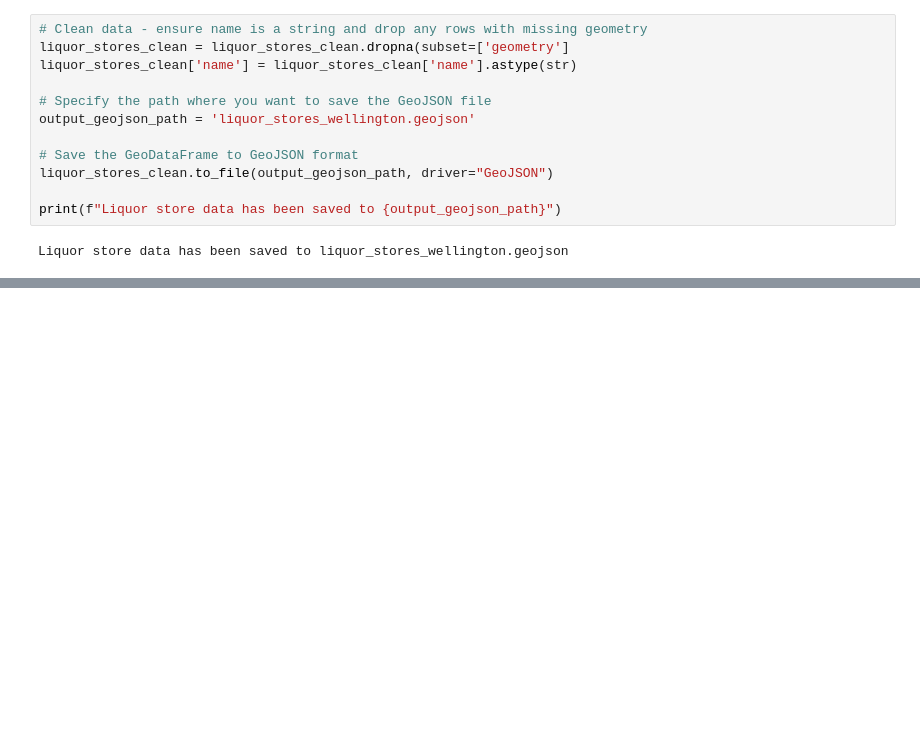
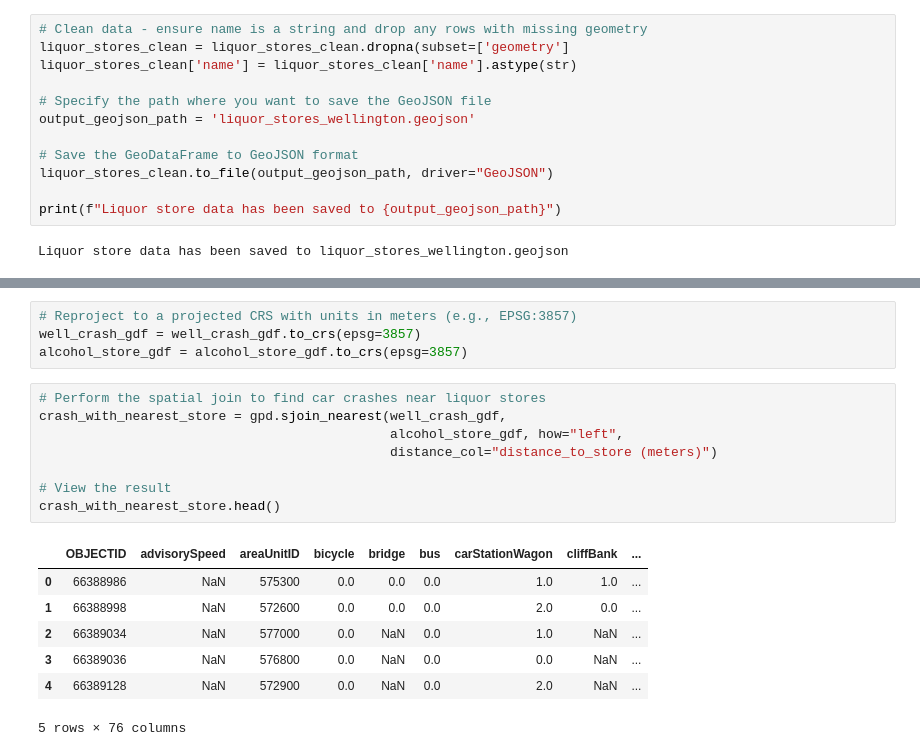
Before and after one commit to DarioDang/wellington-crash-modelling, a Jupyter notebook: scripts/01_liquor_store_location.ipynb, the cells around one changed output, grey strips where cells are left out. Drawn from its saved outputs; the diff is of its cells as text; blank space fills up the shorter version.

```diff
--- a/scripts/01_liquor_store_location.ipynb
+++ b/scripts/01_liquor_store_location.ipynb
@@ -47,0 +91,20 @@ Liquor store data has been saved to liquor_stores_wellington.geojson
+# %%
+# Reproject to a projected CRS with units in meters (e.g., EPSG:3857)
+well_crash_gdf = well_crash_gdf.to_crs(epsg=3857)
+alcohol_store_gdf = alcohol_store_gdf.to_crs(epsg=3857)
+# %%
+# Perform the spatial join to find car crashes near liquor stores
+crash_with_nearest_store = gpd.sjoin_nearest(well_crash_gdf,
+                                             alcohol_store_gdf, how="left",
+                                             distance_col="distance_to_store (meters)")
+
+# View the result
+crash_with_nearest_store.head()
+# %% [output]
+|  | OBJECTID | advisorySpeed | areaUnitID | bicycle | bridge | bus | carStationWagon | cliffBank | ... |
+| 0 | 66388986 | NaN | 575300 | 0.0 | 0.0 | 0.0 | 1.0 | 1.0 | ... |
+| 1 | 66388998 | NaN | 572600 | 0.0 | 0.0 | 0.0 | 2.0 | 0.0 | ... |
+| 2 | 66389034 | NaN | 577000 | 0.0 | NaN | 0.0 | 1.0 | NaN | ... |
+| 3 | 66389036 | NaN | 576800 | 0.0 | NaN | 0.0 | 0.0 | NaN | ... |
+| 4 | 66389128 | NaN | 572900 | 0.0 | NaN | 0.0 | 2.0 | NaN | ... |
+5 rows × 76 columns
```
Also changed, not shown: parts of 8 cells of this notebook, 2 other files.
